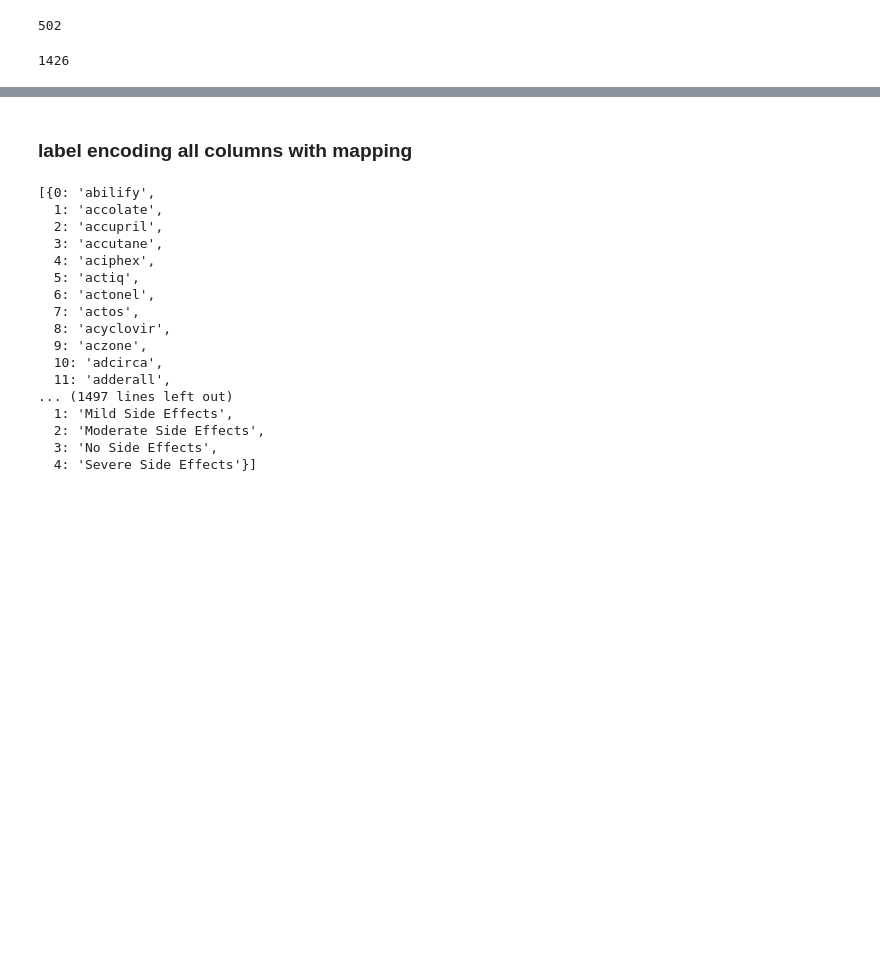
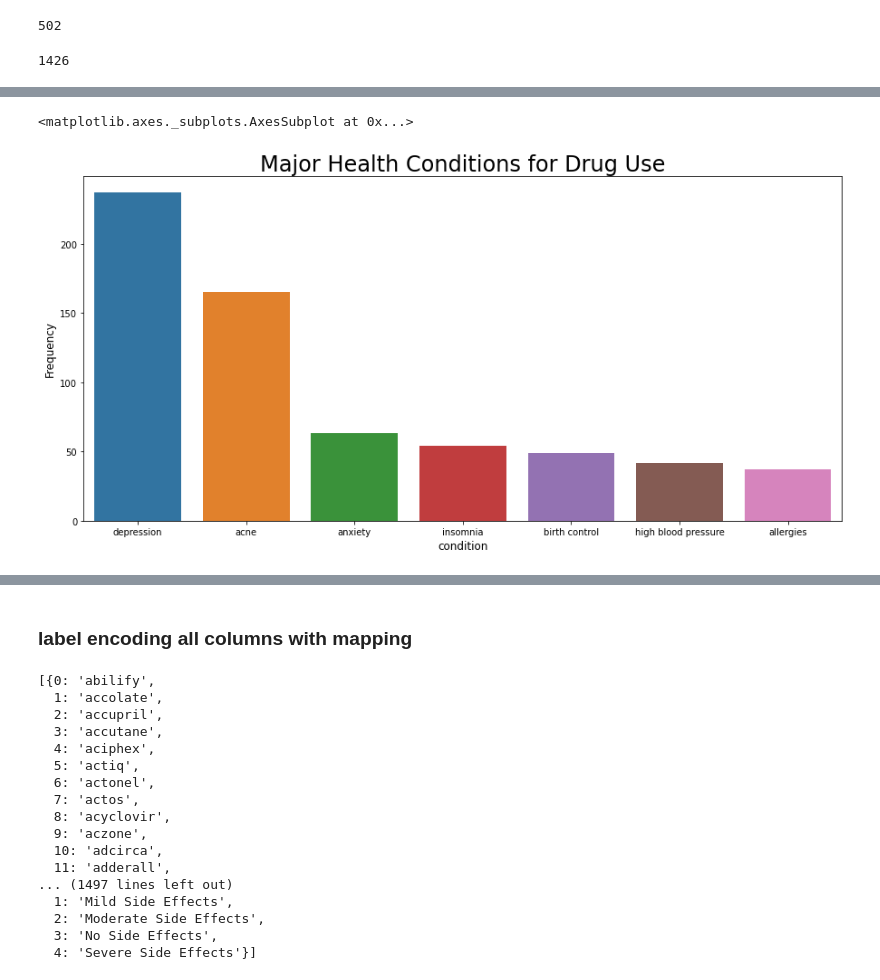
Before and after one commit to vinaym97/TCS-iON-Internship, a Jupyter notebook: side effects of drug original data prediction.ipynb, the cells around one changed output, grey strips where cells are left out. Cells and saved outputs as stored; diff of their text form; code cells hidden in the pictures; blank space fills up the shorter version.

```diff
--- a/side effects of drug original data prediction.ipynb
+++ b/side effects of drug original data prediction.ipynb
@@ -88,0 +158,19 @@ df['condition'].nunique()
+# %%
+val=df['condition'].value_counts().head(7)
+# sizes=value[:10]
+series=pd.DataFrame(val)
+#series['sideEffects']=series.index
+series.rename(columns={'condition': 'Frequency'},inplace=True)
+fig, ax = plt.subplots(figsize=(15,7))
+# Set label for x-axis
+ax.set_xlabel( "condition" , size = 12 )
+
+# Set label for y-axis
+ax.set_ylabel( "Frequency" , size = 12 )
+
+# Set title for plot
+ax.set_title( "Major Health Conditions for Drug Use" , size = 24 )
+sns.barplot(x=series.index,y=series['Frequency'],data=series)
+# %% [output]
+<matplotlib.axes._subplots.AxesSubplot at 0x...>
+[figure, added]
```
Also changed, not shown: parts of 8 cells of this notebook.
